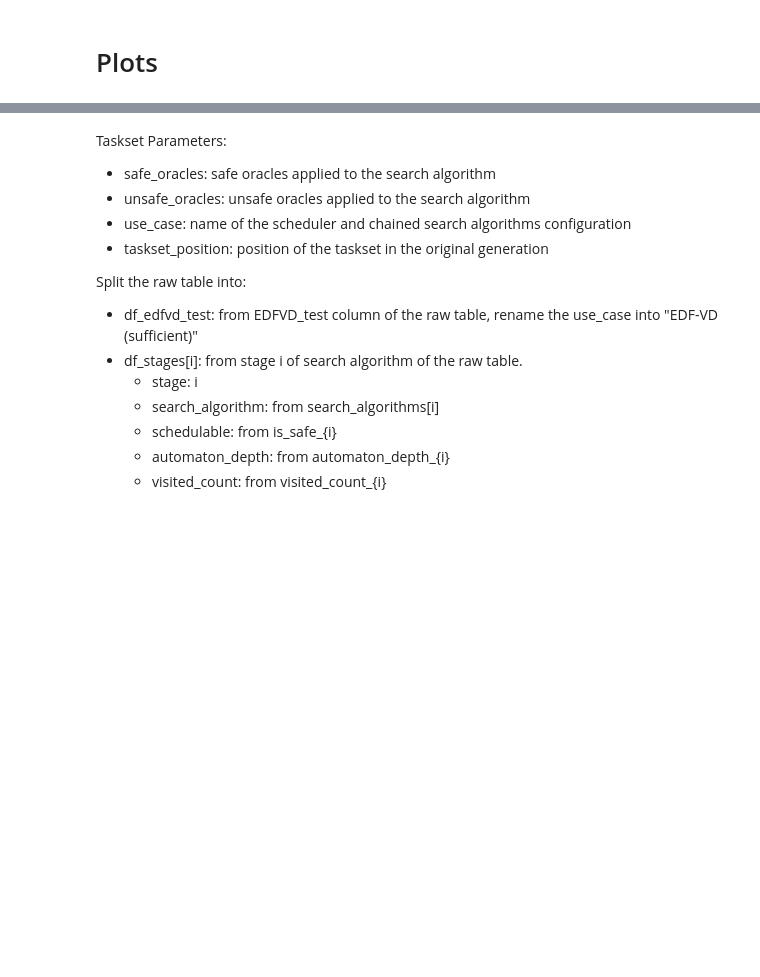
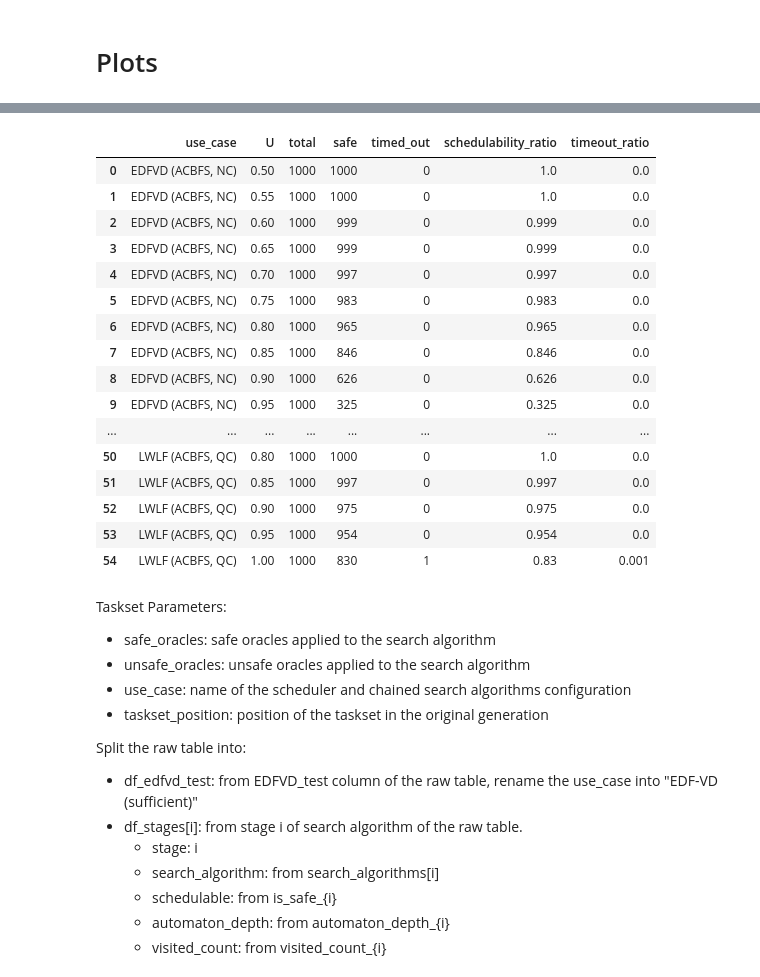
Before and after one commit to Jordan-Sun/mixed-criticality-graph-xp, a Jupyter notebook: notebooks/charts-rtss.ipynb, the cells around one changed output, grey strips where cells are left out. Cells and saved outputs as stored; diff of their text form; code cells hidden in the pictures; blank space fills up the shorter version.

```diff
--- a/notebooks/charts-rtss.ipynb
+++ b/notebooks/charts-rtss.ipynb
@@ -343,3 +73,54 @@ df_sch
+# %%
+def as_nullable_boolean(series, column_name):
+    if pd.api.types.is_bool_dtype(series.dtype):
+        return series.astype("boolean")
+    normalized = series.replace({True: True, False: False, 1: True, 0: False,
+                                 "True": True, "False": False, "true": True,
+                                 "false": False, "1": True, "0": False})
+    invalid = normalized.notna() & ~normalized.isin([True, False])
+    if invalid.any():
+        raise ValueError(f"Unexpected values in {column_name}: {series.loc[invalid].drop_duplicates().tolist()}")
+    return normalized.astype("boolean")
+
+def aggregate_exact_schedulability(frame):
+    exact = frame.loc[:, ["U", "use_case", "is_safe", "timeout"]].copy()
+    exact["timeout"] = as_nullable_boolean(exact["timeout"], "timeout")
+    if exact["timeout"].isna().any():
+        raise ValueError("Exact-search rows must have a timeout value")
+    exact["is_safe"] = as_nullable_boolean(exact["is_safe"], "is_safe")
+    inconsistent = exact["is_safe"].isna() & ~exact["timeout"]
+    if inconsistent.any():
+        rows = exact.index[inconsistent].tolist()[:10]
+        raise ValueError(f"Missing is_safe without timeout=True at rows {rows}")
+    exact["safe_count"] = exact["is_safe"].fillna(False).astype("int64")
+    exact["timeout_count"] = exact["timeout"].astype("int64")
+    aggregated = (exact.groupby(["use_case", "U"], as_index=False)
+        .agg(total=("is_safe", "size"), safe=("safe_count", "sum"),
+             timed_out=("timeout_count", "sum")))
+    aggregated["schedulability_ratio"] = aggregated["safe"] / aggregated["total"]
+    aggregated["timeout_ratio"] = aggregated["timed_out"] / aggregated["total"]
+    return aggregated
+
+df_exact_agg = aggregate_exact_schedulability(df_sch)
+df_exact_agg
+# %% [output]
+|  | use_case | U | total | safe | timed_out | schedulability_ratio | timeout_ratio |
+| 0 | EDFVD (ACBFS, NC) | 0.50 | 1000 | 1000 | 0 | 1.0 | 0.0 |
+| 1 | EDFVD (ACBFS, NC) | 0.55 | 1000 | 1000 | 0 | 1.0 | 0.0 |
+| 2 | EDFVD (ACBFS, NC) | 0.60 | 1000 | 999 | 0 | 0.999 | 0.0 |
+| 3 | EDFVD (ACBFS, NC) | 0.65 | 1000 | 999 | 0 | 0.999 | 0.0 |
+| 4 | EDFVD (ACBFS, NC) | 0.70 | 1000 | 997 | 0 | 0.997 | 0.0 |
+| 5 | EDFVD (ACBFS, NC) | 0.75 | 1000 | 983 | 0 | 0.983 | 0.0 |
+| 6 | EDFVD (ACBFS, NC) | 0.80 | 1000 | 965 | 0 | 0.965 | 0.0 |
+| 7 | EDFVD (ACBFS, NC) | 0.85 | 1000 | 846 | 0 | 0.846 | 0.0 |
+| 8 | EDFVD (ACBFS, NC) | 0.90 | 1000 | 626 | 0 | 0.626 | 0.0 |
+| 9 | EDFVD (ACBFS, NC) | 0.95 | 1000 | 325 | 0 | 0.325 | 0.0 |
+| ... | ... | ... | ... | ... | ... | ... | ... |
+| 50 | LWLF (ACBFS, QC) | 0.80 | 1000 | 1000 | 0 | 1.0 | 0.0 |
+| 51 | LWLF (ACBFS, QC) | 0.85 | 1000 | 997 | 0 | 0.997 | 0.0 |
+| 52 | LWLF (ACBFS, QC) | 0.90 | 1000 | 975 | 0 | 0.975 | 0.0 |
+| 53 | LWLF (ACBFS, QC) | 0.95 | 1000 | 954 | 0 | 0.954 | 0.0 |
+| 54 | LWLF (ACBFS, QC) | 1.00 | 1000 | 830 | 1 | 0.83 | 0.001 |
 # %% [markdown]
 Taskset Parameters:
 - safe_oracles: safe oracles applied to the search algorithm
```
Also changed, not shown: parts of 69 cells of this notebook, 26 other files.
